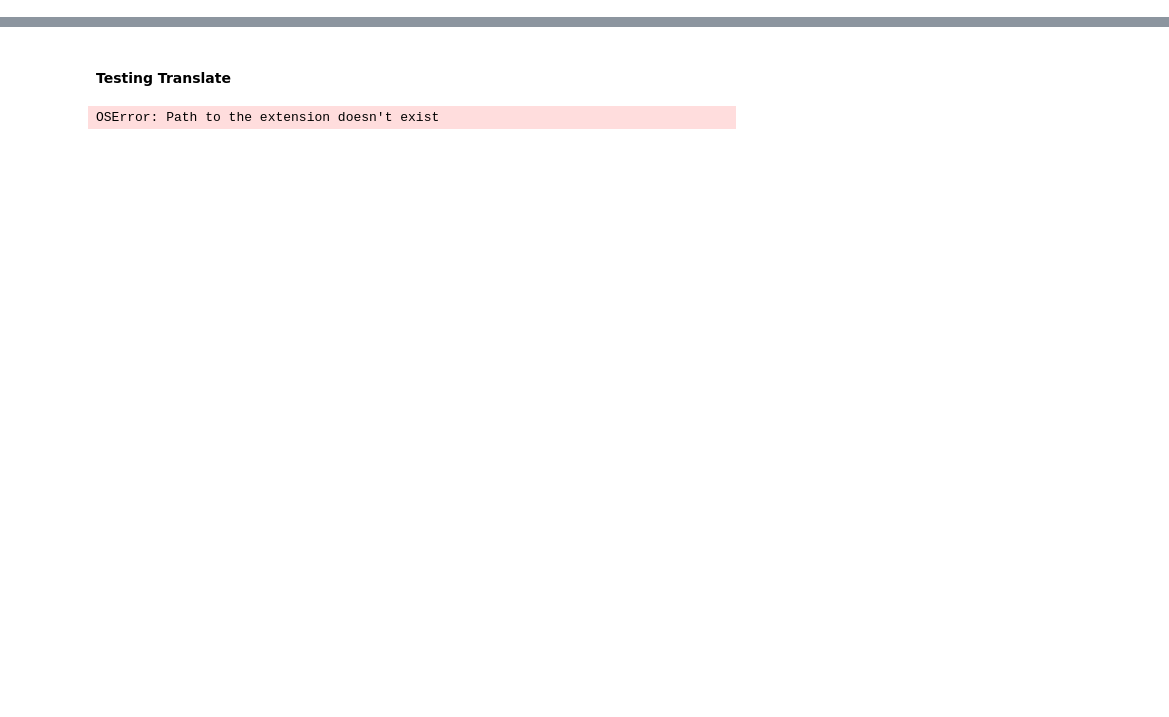
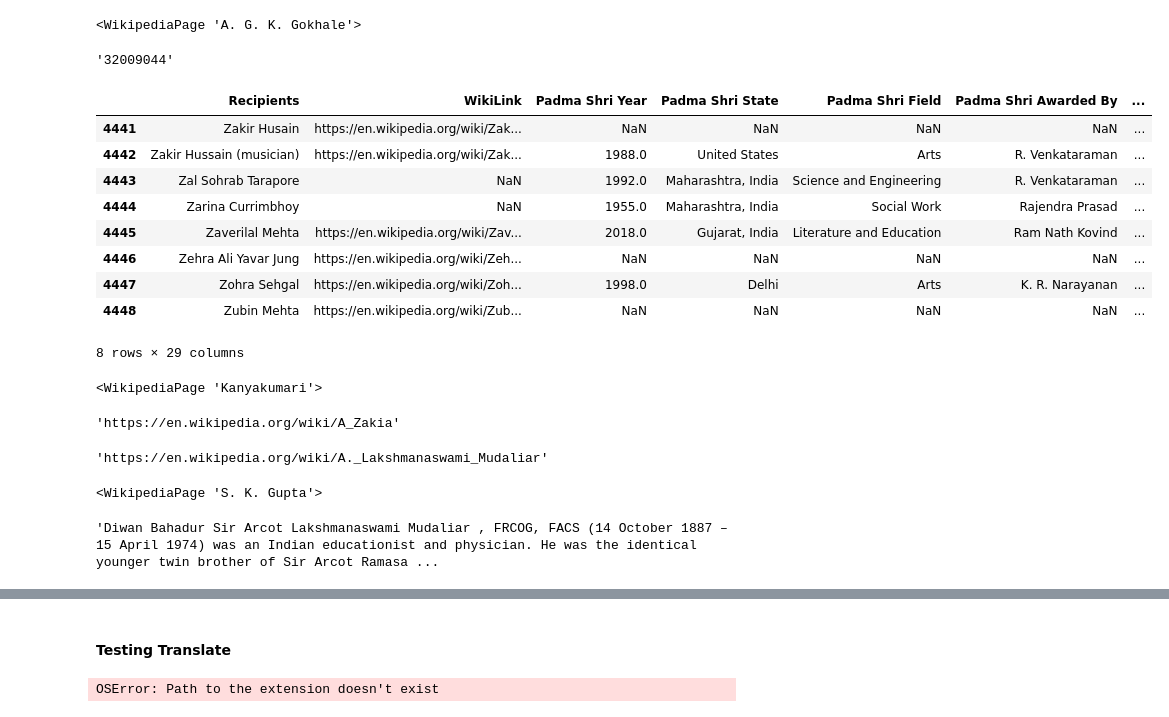
Before and after one commit to Mahanth-Maha/padmaAwards, a Jupyter notebook: src/Scrape_01_fromWikipedia.ipynb, the cells around one changed output, grey strips where cells are left out. Drawn from its saved outputs; the diff is of its cells as text; code cells hidden in the pictures; blank space fills up the shorter version.

```diff
--- a/src/Scrape_01_fromWikipedia.ipynb
+++ b/src/Scrape_01_fromWikipedia.ipynb
@@ -25,0 +57,59 @@ driver.close()
+# %%
+# person = wikipedia.page('Avasarala Kanyakumari')
+person = wikipedia.page(pageid='32009044')
+person
+# %% [output]
+<WikipediaPage 'A. G. K. Gokhale'>
+# %%
+import requests
+k = requests.get('https://en.wikipedia.org/wiki/A._Kanyakumari')
+# %%
+import requests
+def get_page_id(link):
+    if not pd.isna(link):
+        k = requests.get(link)
+        st = k.content.decode()
+        lis_s = st.split(',')
+        for i in lis_s:
+            if 'wgArticleId' in i:
+                l = i.strip().split(':')
+                return str(l[-1].strip())
+        return np.nan
+    return np.nan
+get_page_id('https://en.wikipedia.org/wiki/A._G._K._Gokhale')
+# %% [output]
+'32009044'
+# %%
+awards['Page Id'] = np.nan
+for i in tqdm(range(awards.shape[0])):
+# for i in tqdm(range(10)):
+    per_link = awards['WikiLink'][i]
+    if not pd.isna(per_link):
+        awards['Page Id'] = get_page_id(per_link)
+awards.tail(8)
+# %% [output]
+|  | Recipients | WikiLink | Padma Shri Year | Padma Shri State | Padma Shri Field | Padma Shri Awarded By | ... |
+| 4441 | Zakir Husain | https://en.wikipedia.org/wiki/Zak... | NaN | NaN | NaN | NaN | ... |
+| 4442 | Zakir Hussain (musician) | https://en.wikipedia.org/wiki/Zak... | 1988.0 | United States | Arts | R. Venkataraman | ... |
+| 4443 | Zal Sohrab Tarapore | NaN | 1992.0 | Maharashtra, India | Science and Engineering | R. Venkataraman | ... |
+| 4444 | Zarina Currimbhoy | NaN | 1955.0 | Maharashtra, India | Social Work | Rajendra Prasad | ... |
+| 4445 | Zaverilal Mehta | https://en.wikipedia.org/wiki/Zav... | 2018.0 | Gujarat, India | Literature and Education | Ram Nath Kovind | ... |
+| 4446 | Zehra Ali Yavar Jung | https://en.wikipedia.org/wiki/Zeh... | NaN | NaN | NaN | NaN | ... |
+| 4447 | Zohra Sehgal | https://en.wikipedia.org/wiki/Zoh... | 1998.0 | Delhi | Arts | K. R. Narayanan | ... |
+| 4448 | Zubin Mehta | https://en.wikipedia.org/wiki/Zub... | NaN | NaN | NaN | NaN | ... |
+8 rows × 29 columns
+# %%
+wikipedia.search('A. Kanyakumari')
+wikipedia.page(title='A. Kanyakumari')
+# w = wikipedia.requests.get('https://en.wikipedia.org/wiki/A._Kanyakumari')
+# w._content
+# %% [output]
+<WikipediaPage 'Kanyakumari'>
+# %%
+test_link
+# %% [output]
+'https://en.wikipedia.org/wiki/A_Zakia'
+# %%
+person.url
+# %% [output]
+'https://en.wikipedia.org/wiki/A._Lakshmanaswami_Mudaliar'
@@ -25,0 +120,10 @@ driver.close()
+# %%
+per_name = 'A. K. Gupta'
+person = wikipedia.page(per_name)
+person
+# %% [output]
+<WikipediaPage 'S. K. Gupta'>
+# %%
+c
+# %% [output]
+'Diwan Bahadur Sir Arcot Lakshmanaswami Mudaliar , FRCOG, FACS (14 October 1887 – 15 April 1974) was an Indian educationist and physician. He was the identical younger twin brother of Sir Arcot Ramasa ...
```
Also changed, not shown: parts of 21 cells of this notebook, 3 other files.
